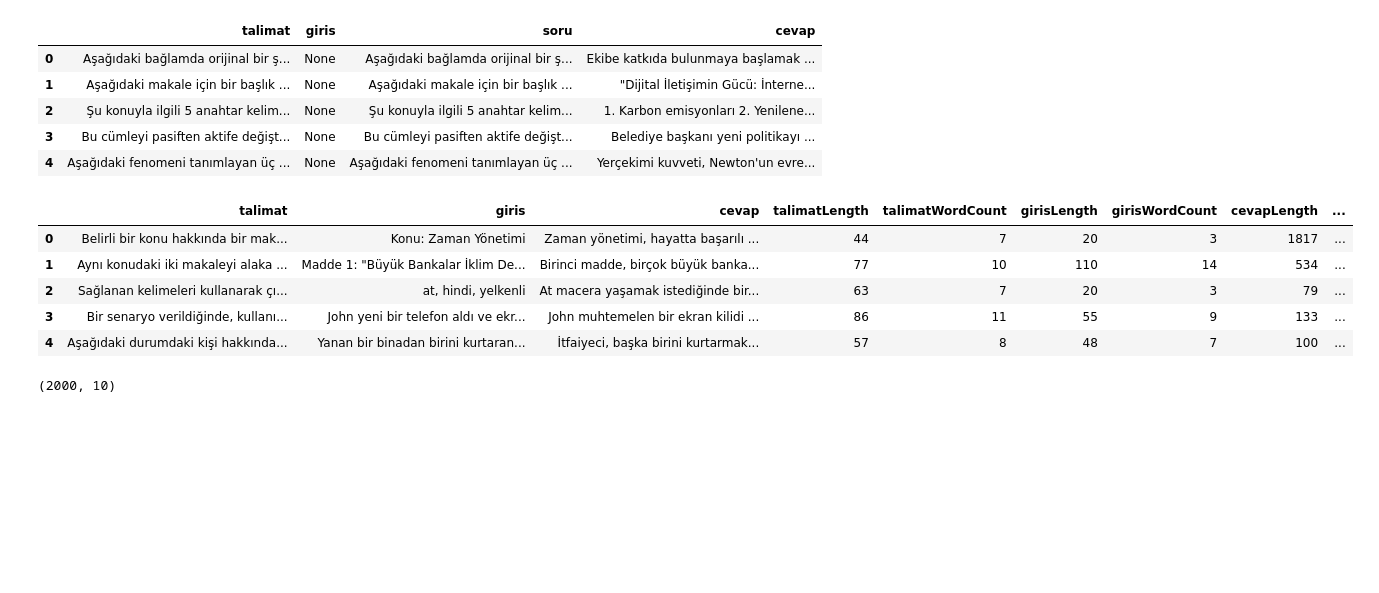
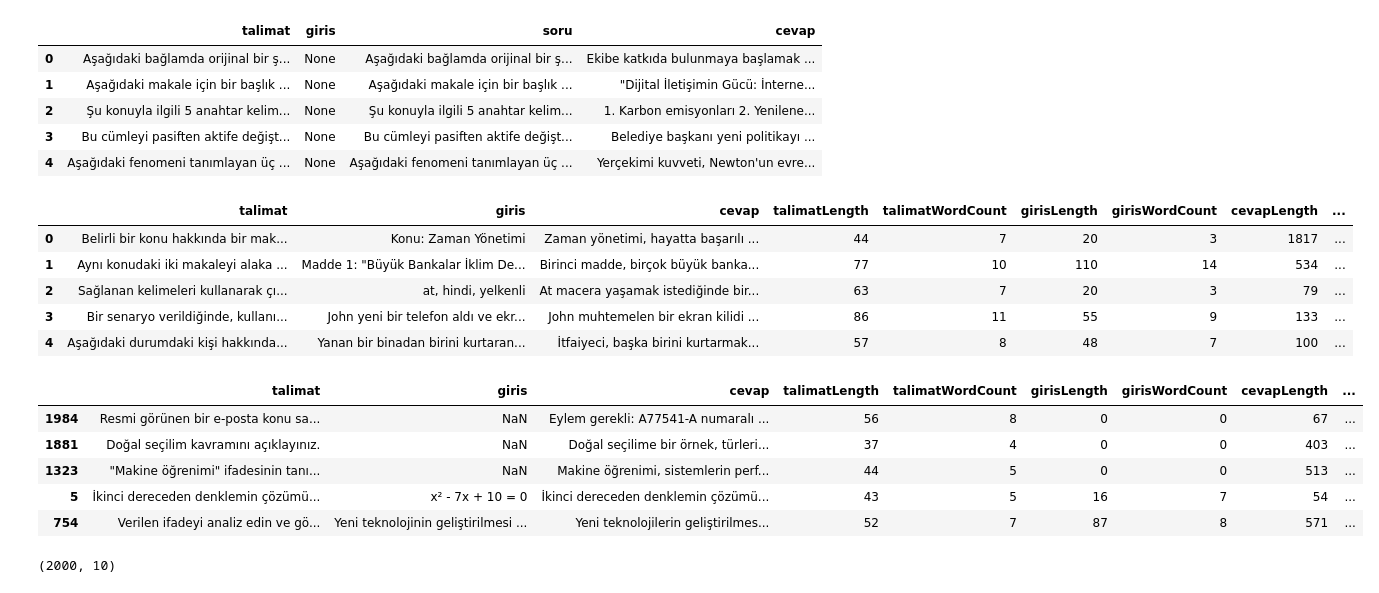
Before and after one commit to metinuslu/blm5109_cl_retrieval_ensemble, a Jupyter notebook: Retrieval_Embedding-v2.ipynb, the cells around one changed output. Drawn from its saved outputs; the diff is of its cells as text; code cells hidden in the pictures; blank space fills up the shorter version.

```diff
--- a/Retrieval_Embedding-v2.ipynb
+++ b/Retrieval_Embedding-v2.ipynb
@@ -156,7 +155,9 @@ df_sample_2_idx = df_sample_2.index
 df_sample_2.head()
 
 df_sample = pd.concat([df_sample_1, df_sample_2])
-df_sample['soru'] = df_sample['talimat'] + " " + df_sample['giris']
+df_sample['soru'] = df_sample['talimat'].fillna('') + " " + df_sample['giris'].fillna('')
+
+df_ins_data_all[col].apply(lambda x: len(str(x).split()) if pd.notnull(x) else 0)
 
 df_sample.to_csv(os.path.join(RAW_DATA_PATH, "sampled_turkish_instructions.csv"), index=False)
 
@@ -170,6 +171,15 @@ df_sample.head()
 | 2 | Sağlanan kelimeleri kullanarak çı... | at, hindi, yelkenli | At macera yaşamak istediğinde bir... | 63 | 7 | 20 | 3 | 79 | ... |
 | 3 | Bir senaryo verildiğinde, kullanı... | John yeni bir telefon aldı ve ekr... | John muhtemelen bir ekran kilidi ... | 86 | 11 | 55 | 9 | 133 | ... |
 | 4 | Aşağıdaki durumdaki kişi hakkında... | Yanan bir binadan birini kurtaran... | İtfaiyeci, başka birini kurtarmak... | 57 | 8 | 48 | 7 | 100 | ... |
+# %%
+df_sample.sample(5)
+# %% [output]
+|  | talimat | giris | cevap | talimatLength | talimatWordCount | girisLength | girisWordCount | cevapLength | ... |
+| 1984 | Resmi görünen bir e-posta konu sa... | NaN | Eylem gerekli: A77541-A numaralı ... | 56 | 8 | 0 | 0 | 67 | ... |
+| 1881 | Doğal seçilim kavramını açıklayınız. | NaN | Doğal seçilime bir örnek, türleri... | 37 | 4 | 0 | 0 | 403 | ... |
+| 1323 | "Makine öğrenimi" ifadesinin tanı... | NaN | Makine öğrenimi, sistemlerin perf... | 44 | 5 | 0 | 0 | 513 | ... |
+| 5 | İkinci dereceden denklemin çözümü... | x² - 7x + 10 = 0 | İkinci dereceden denklemin çözümü... | 43 | 5 | 16 | 7 | 54 | ... |
+| 754 | Verilen ifadeyi analiz edin ve gö... | Yeni teknolojinin geliştirilmesi ... | Yeni teknolojilerin geliştirilmes... | 52 | 7 | 87 | 8 | 571 | ... |
 # %%
 df_sample.shape
 # %% [output]
```
Also changed, not shown: parts of 8 cells of this notebook.
